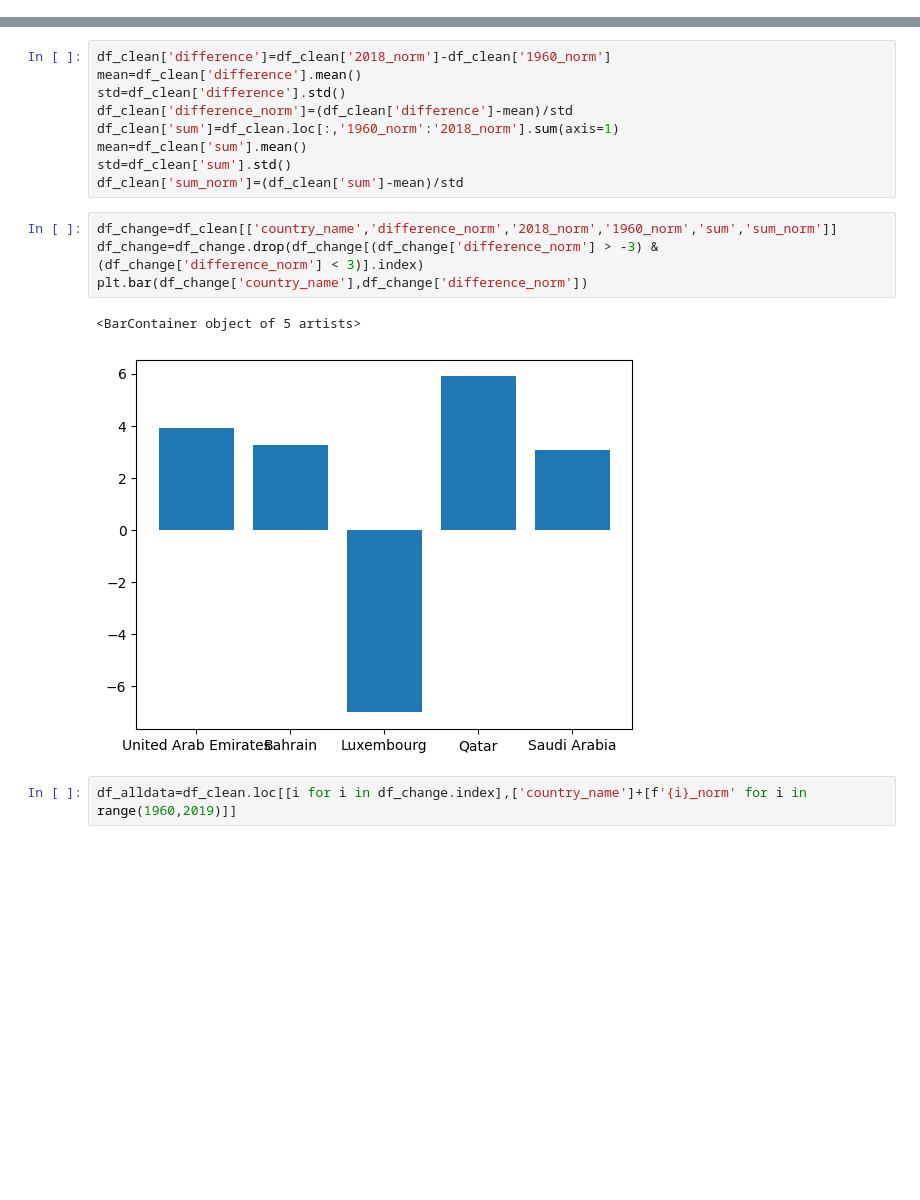
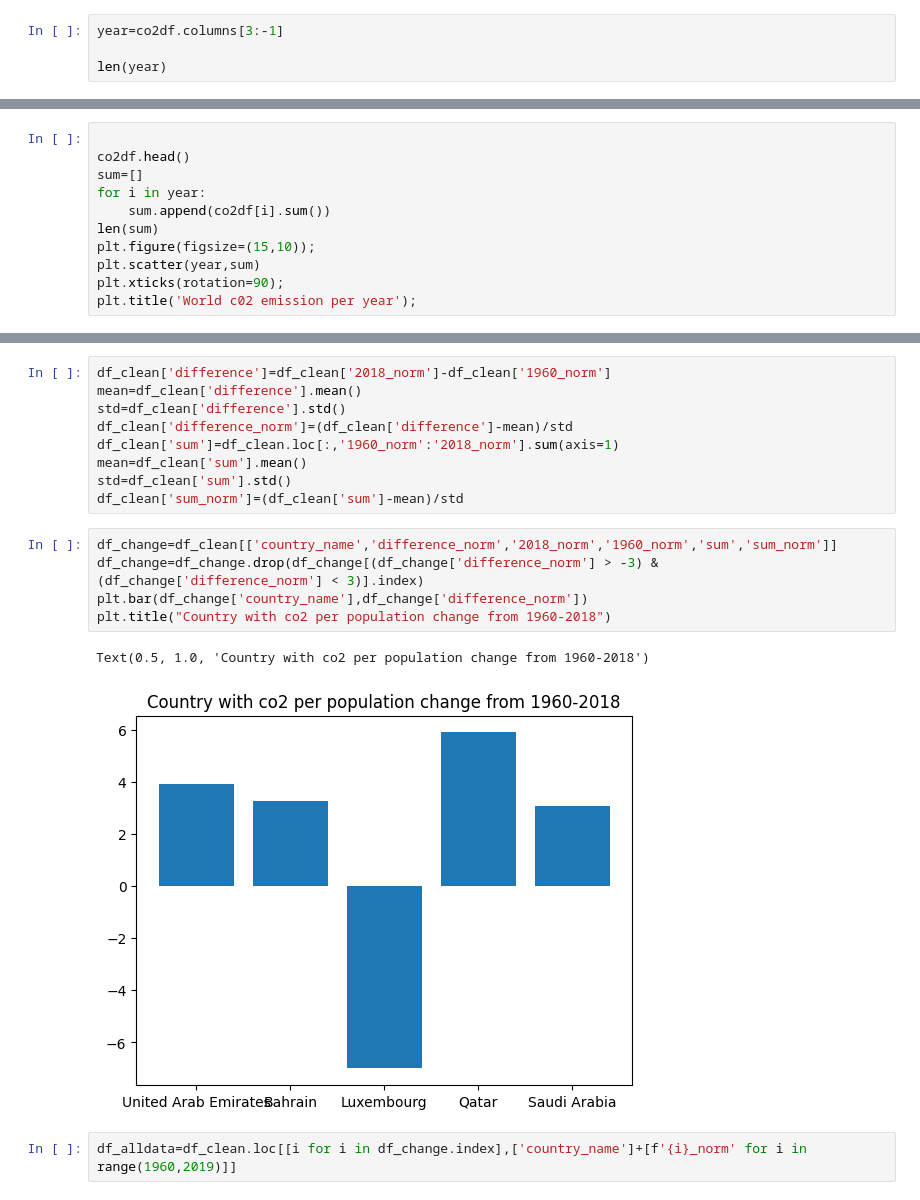
Before and after one commit to sgr45/co2emission, a Jupyter notebook: dataset.ipynb, the cells around one changed output, grey strips where cells are left out. Drawn from its saved outputs; the diff is of its cells as text; blank space fills up the shorter version.

```diff
--- a/dataset.ipynb
+++ b/dataset.ipynb
@@ -20,3 +20,7 @@ co2df=df5.merge(df4,on='country_name',how='right')
 populationdf=populationdf.rename(columns={'Country Name':'country_name','Country Code':'country_code'})
 for columns in co2df.columns:
     co2df=co2df.rename(columns={columns:str(columns)})
+# %%
+year=co2df.columns[3:-1]
+
+len(year)
@@ -22,0 +29,11 @@ for columns in co2df.columns:
+# %%
+
+co2df.head()
+sum=[]
+for i in year:
+    sum.append(co2df[i].sum())
+len(sum)
+plt.figure(figsize=(15,10));
+plt.scatter(year,sum)
+plt.xticks(rotation=90);
+plt.title('World c02 emission per year');
@@ -109,10 +128,11 @@ df_clean['sum_norm']=(df_clean['sum']-mean)/std
 # %%
 df_change=df_clean[['country_name','difference_norm','2018_norm','1960_norm','sum','sum_norm']]
 df_change=df_change.drop(df_change[(df_change['difference_norm'] > -3) & (df_change['difference_norm'] < 3)].index)
 plt.bar(df_change['country_name'],df_change['difference_norm'])
+plt.title("Country with co2 per population change from 1960-2018")
 # %% [output]
-<BarContainer object of 5 artists>
+Text(0.5, 1.0, 'Country with co2 per population change from 1960-2018')
-[figure, old version]
+[figure, new version]
 # %%
 df_alldata=df_clean.loc[[i for i in df_change.index],['country_name']+[f'{i}_norm' for i in range(1960,2019)]]
 # %%
```
Also changed, not shown: parts of 3 cells of this notebook.
